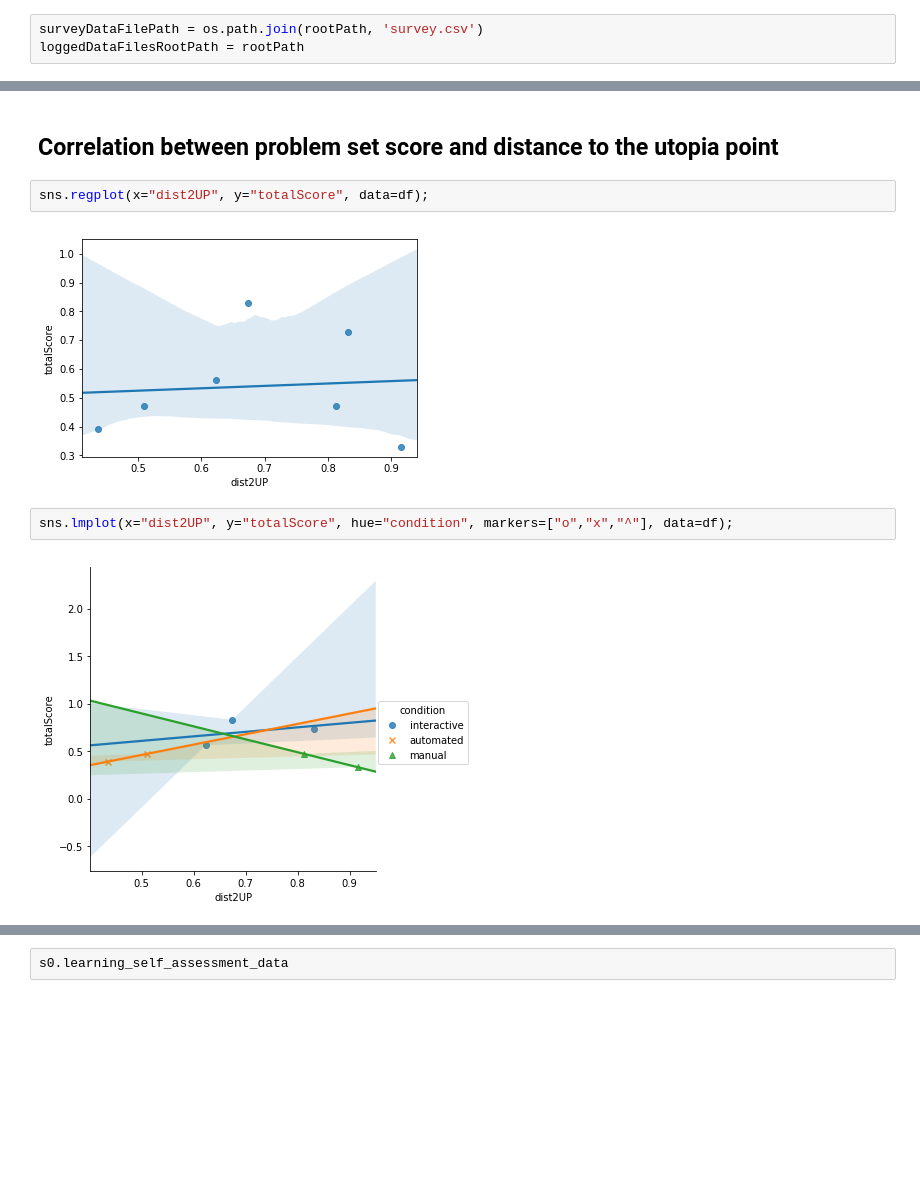
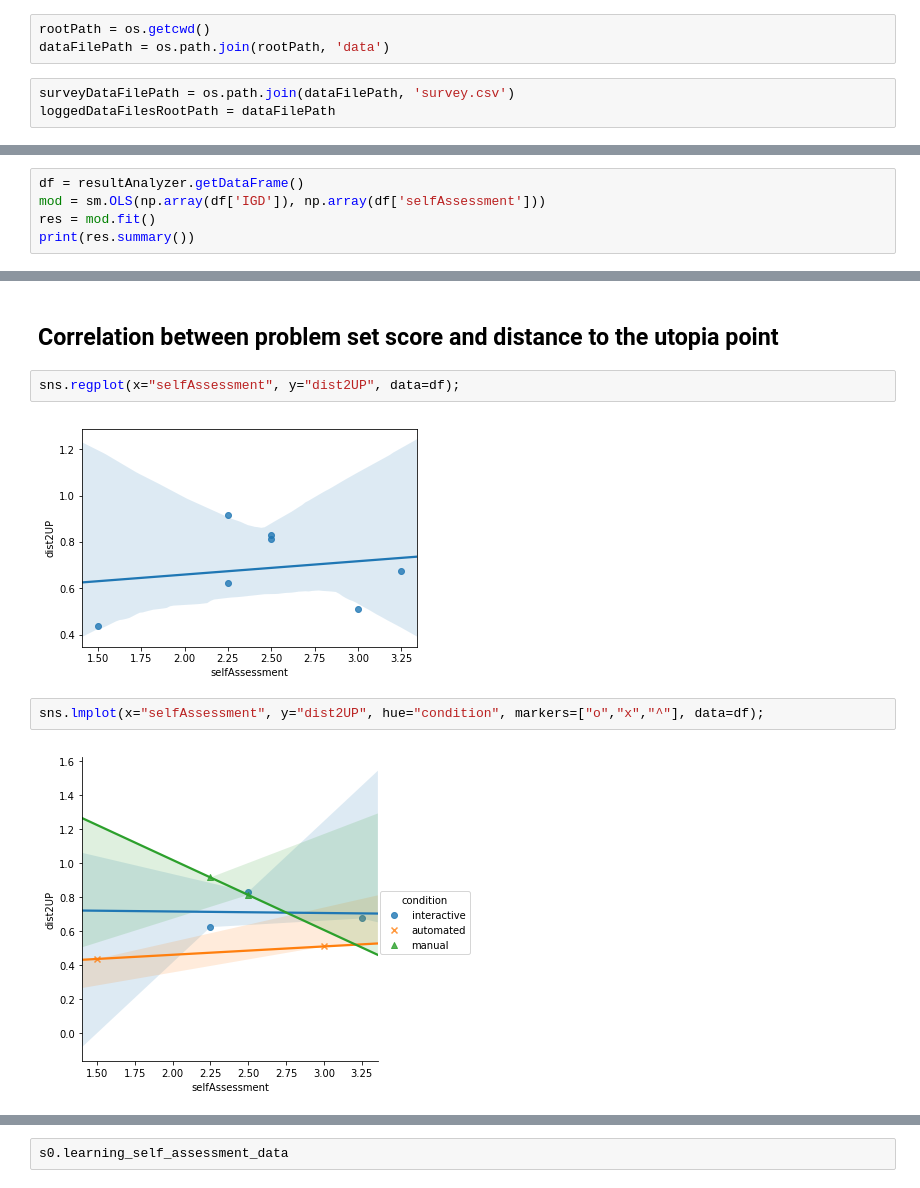
Before and after one commit to hsbang09/iFEED_experiment_result_analysis_2019, a Jupyter notebook: analysis.ipynb, the cells around one changed output, grey strips where cells are left out. Cells and saved outputs as stored; diff of their text form; blank space fills up the shorter version.

```diff
--- a/analysis.ipynb
+++ b/analysis.ipynb
@@ -26,6 +24,9 @@ rootPath = '/Users/bang/workspace/iFEED_experiment_result_analysis_2019/data'
+# %%
+rootPath = os.getcwd()
+dataFilePath = os.path.join(rootPath, 'data')
 # %%
-surveyDataFilePath = os.path.join(rootPath, 'survey.csv')
-loggedDataFilesRootPath = rootPath
+surveyDataFilePath = os.path.join(dataFilePath, 'survey.csv')
+loggedDataFilesRootPath = dataFilePath
 # %% [markdown]
 Initialize the analyzer
 # %%
@@ -566,0 +580,5 @@ Warnings:
+# %%
+df = resultAnalyzer.getDataFrame()
+mod = sm.OLS(np.array(df['IGD']), np.array(df['selfAssessment']))
+res = mod.fit()
+print(res.summary())
@@ -567,10 +630,10 @@ Warnings:
 # %% [markdown]
 ## Correlation between problem set score and distance to the utopia point
 # %%
-sns.regplot(x="dist2UP", y="totalScore", data=df);
+sns.regplot(x="selfAssessment", y="dist2UP", data=df);
 # %% [output]
-[figure, old version]
+[figure, new version]
 # %%
-sns.lmplot(x="dist2UP", y="totalScore", hue="condition", markers=["o","x","^"], data=df);
+sns.lmplot(x="selfAssessment", y="dist2UP", hue="condition", markers=["o","x","^"], data=df);
 # %% [output]
-[figure, old version]
+[figure, new version]
```
Also changed, not shown: parts of 24 cells of this notebook, 2 other files.
